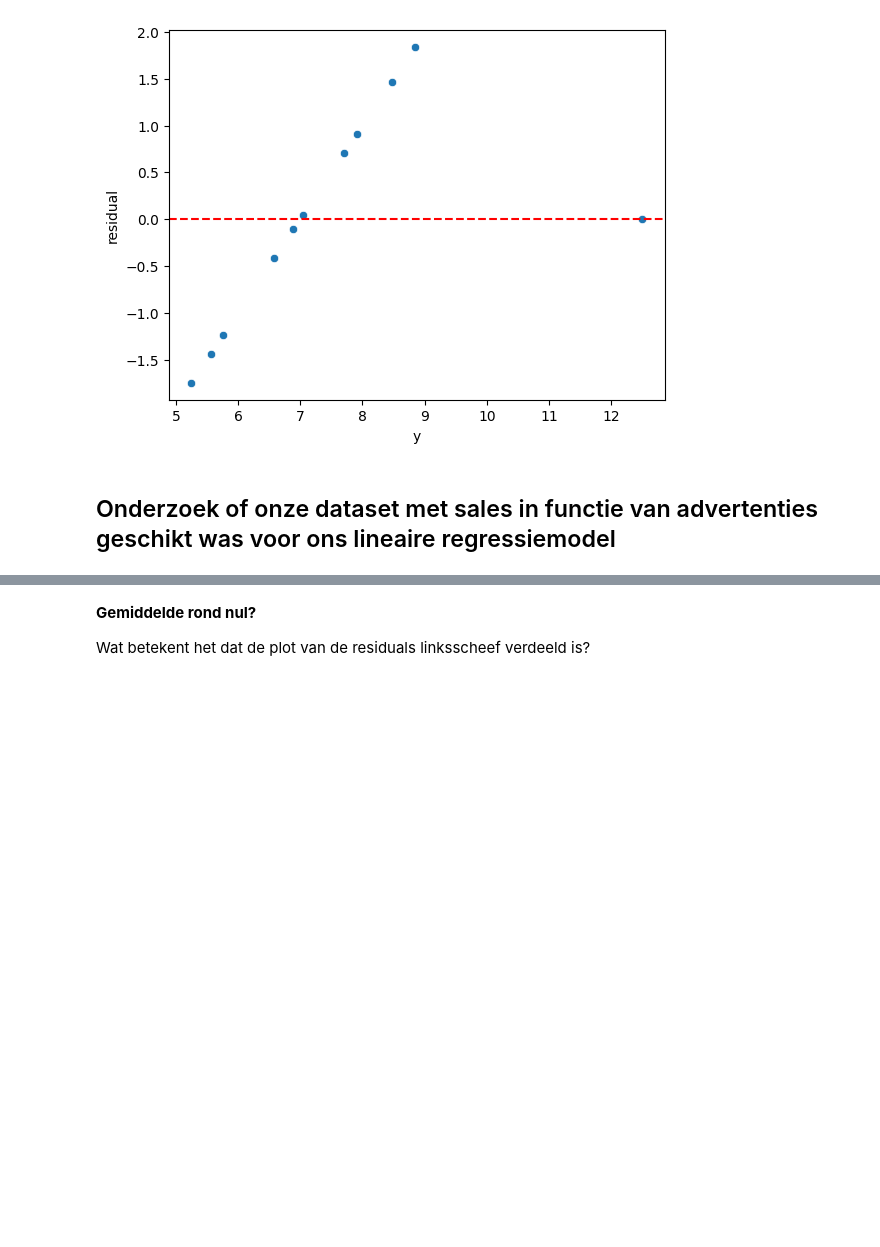
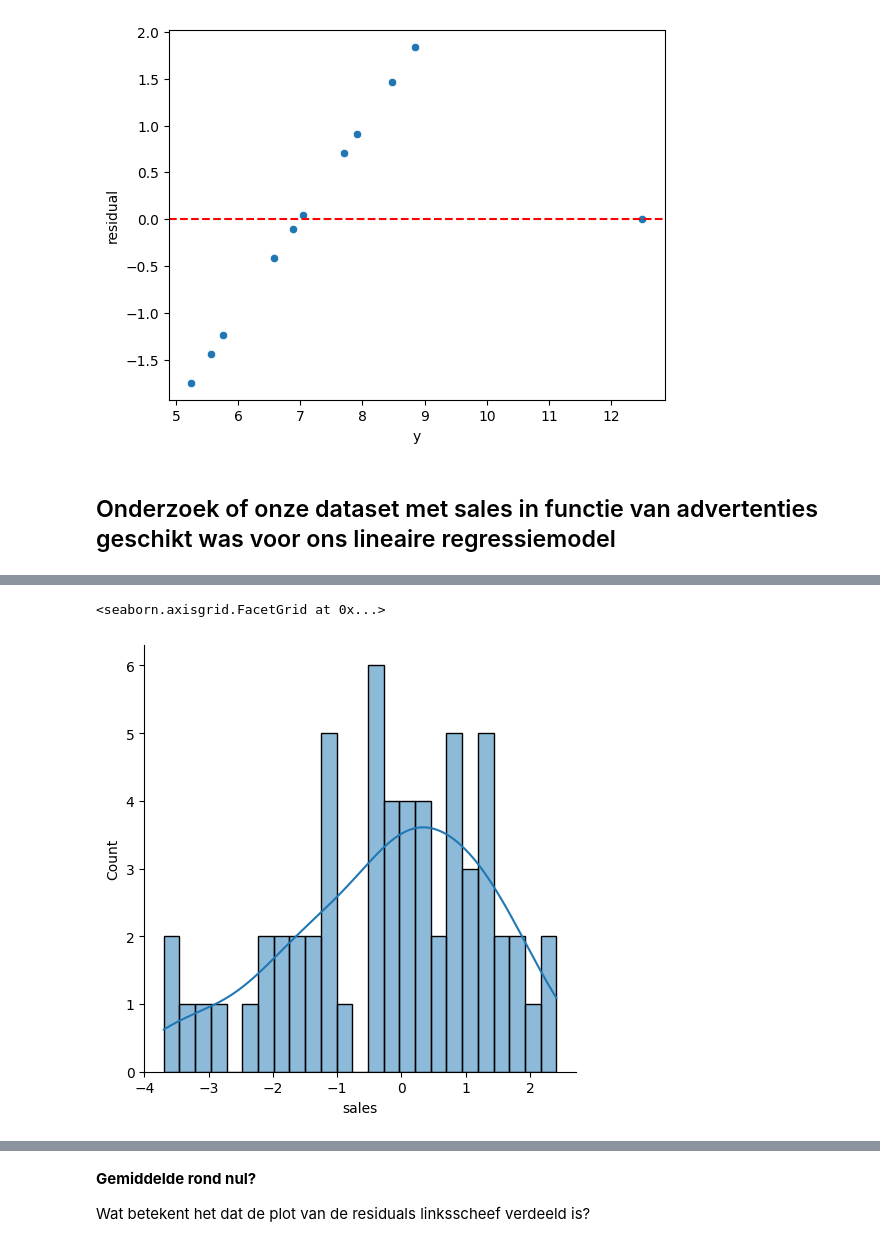
Before and after one commit to montypie/DS_Projects, a Jupyter notebook: 2_Regression/02-LR_sklearn_oefening_2.ipynb, the cells around one changed output, grey strips where cells are left out. Cells and saved outputs as stored; diff of their text form; code cells hidden in the pictures; blank space fills up the shorter version.

```diff
--- a/2_Regression/02-LR_sklearn_oefening_2.ipynb
+++ b/2_Regression/02-LR_sklearn_oefening_2.ipynb
@@ -147,2 +174,6 @@ test_residuals
 # %%
 # Maak een distributieplot van de residuals op de test set
+sns.displot(test_residuals, bins=25, kde=True)
+# %% [output]
+<seaborn.axisgrid.FacetGrid at 0x...>
+[figure, added]
```
Also changed, not shown: parts of 13 cells of this notebook, 1 other file.
